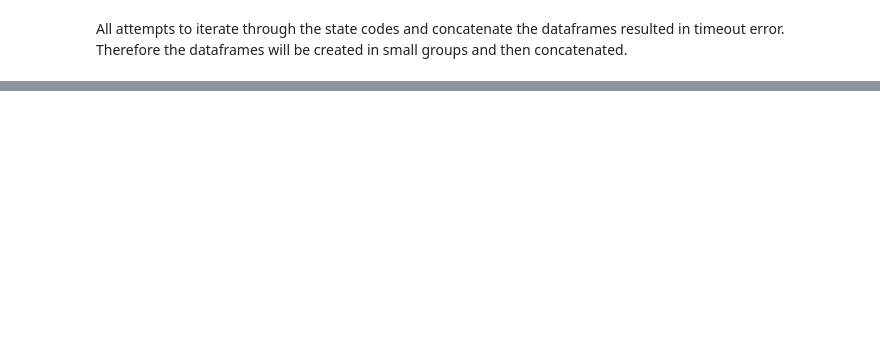
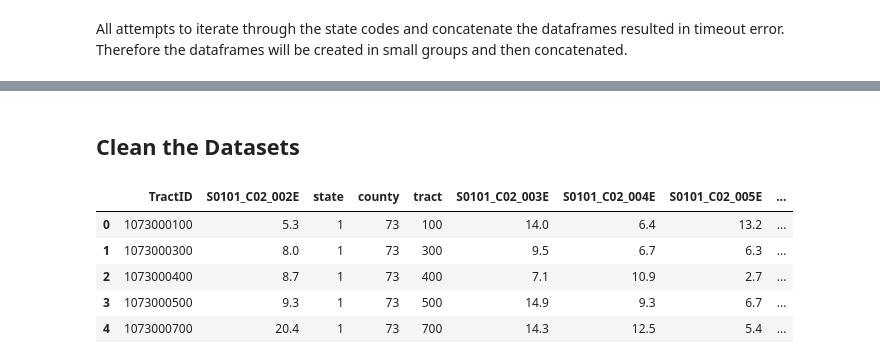
Before and after one commit to TheeChris/springboard, a Jupyter notebook: predicting_chronic_disease/chronic_disease_data_wrangling.ipynb, the cells around one changed output, grey strips where cells are left out. Drawn from its saved outputs; the diff is of its cells as text; code cells hidden in the pictures; blank space fills up the shorter version.

```diff
--- a/predicting_chronic_disease/chronic_disease_data_wrangling.ipynb
+++ b/predicting_chronic_disease/chronic_disease_data_wrangling.ipynb
@@ -651,3 +666,15 @@ memory usage: 86.8+ MB
 # %%
 # export ACS data to csv
 full_acs_df.to_csv('data/acs_data.csv')
+# %% [markdown]
+## Clean the Datasets
+# %%
+full_acs_df = pd.read_csv('data/acs_data.csv', index_col=0)
+full_acs_df.head()
+# %% [output]
+|  | TractID | S0101_C02_002E | state | county | tract | S0101_C02_003E | S0101_C02_004E | S0101_C02_005E | ... |
+| 0 | 1073000100 | 5.3 | 1 | 73 | 100 | 14.0 | 6.4 | 13.2 | ... |
+| 1 | 1073000300 | 8.0 | 1 | 73 | 300 | 9.5 | 6.7 | 6.3 | ... |
+| 2 | 1073000400 | 8.7 | 1 | 73 | 400 | 7.1 | 10.9 | 2.7 | ... |
+| 3 | 1073000500 | 9.3 | 1 | 73 | 500 | 14.9 | 9.3 | 6.7 | ... |
+| 4 | 1073000700 | 20.4 | 1 | 73 | 700 | 14.3 | 12.5 | 5.4 | ... |
```
Also changed, not shown: parts of 22 cells of this notebook.
